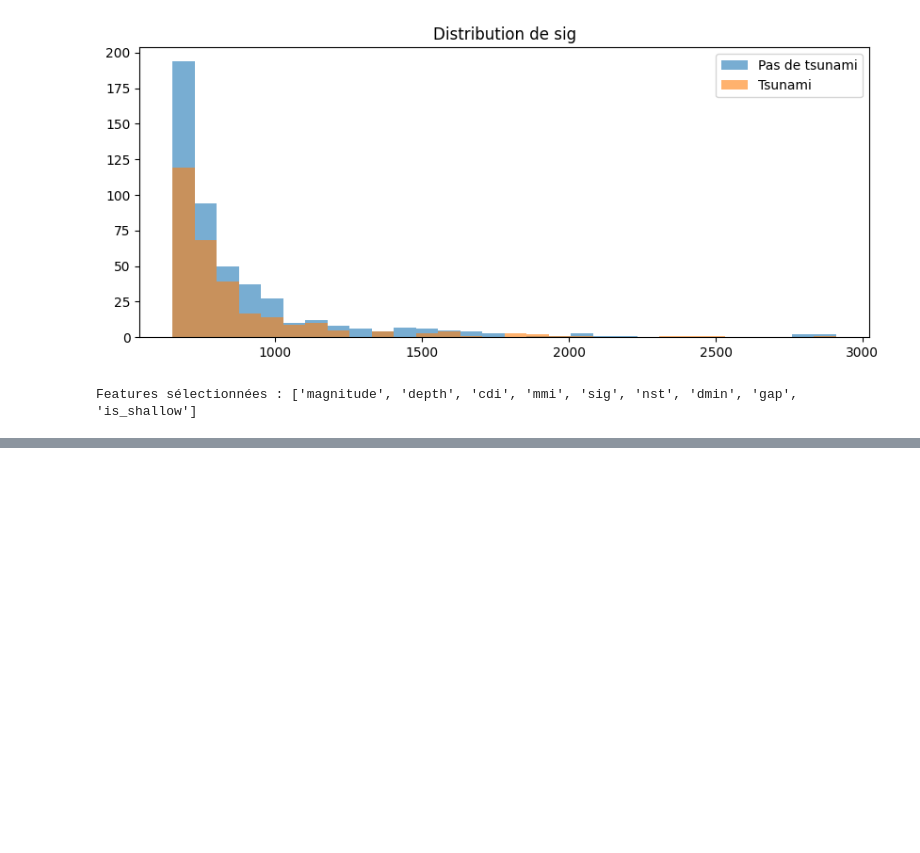
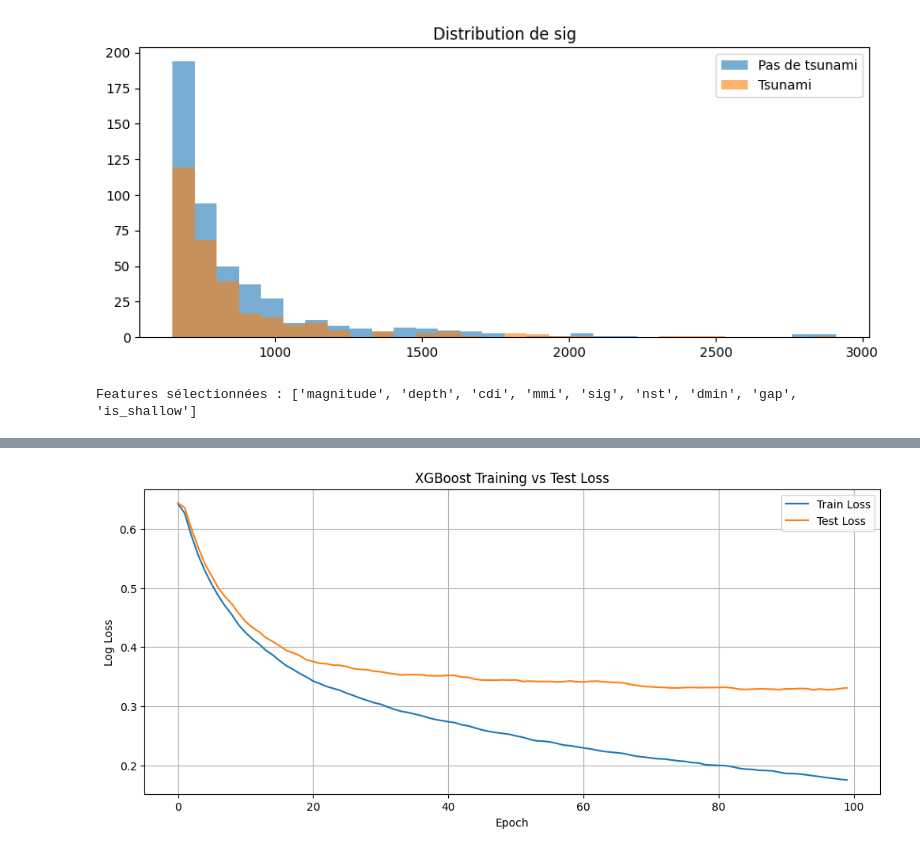
Before and after one commit to ayoub1999hannachi/earthquake-tsunami, a Jupyter notebook: notebooks/earthquake-tsunami.ipynb, the cells around one changed output, grey strips where cells are left out. Cells and saved outputs as stored; diff of their text form; code cells hidden in the pictures; blank space fills up the shorter version.

```diff
--- a/notebooks/earthquake-tsunami.ipynb
+++ b/notebooks/earthquake-tsunami.ipynb
@@ -323,0 +315,98 @@ plt.grid(True, linestyle='--', alpha=0.4)
+# %%
+from matplotlib import pyplot as plt
+import numpy as np
+from sklearn.metrics import (
+    accuracy_score, roc_auc_score, classification_report,
+    confusion_matrix, ConfusionMatrixDisplay,
+    mean_squared_error, mean_absolute_error, r2_score,
+    roc_curve, auc
+)
+
+# --- 3️⃣ Train Best Model ---
+best_xgb = grid.best_estimator_
+
+best_xgb.fit(
+    X_train_scaled, y_train,
+    eval_set=[(X_train_scaled, y_train), (X_test_scaled, y_test)],
+    verbose=False
+)
+
+# Retrieve training history
+evals_result = best_xgb.evals_result()
+
+# --- 4️⃣ Predictions ---
+y_pred_train = best_xgb.predict(X_train_scaled)
+y_pred_test = best_xgb.predict(X_test_scaled)
+y_proba_test = best_xgb.predict_proba(X_test_scaled)[:, 1]
+
+# --- 5️⃣ Metrics ---
+train_acc = accuracy_score(y_train, y_pred_train)
+test_acc = accuracy_score(y_test, y_pred_test)
+roc_auc = roc_auc_score(y_test, y_proba_test)
+
+# Regression-style metrics (use probabilities)
+rmse = np.sqrt(mean_squared_error(y_test, y_proba_test))
+mae = mean_absolute_error(y_test, y_proba_test)
+r2 = r2_score(y_test, y_proba_test)
+
+print("\n📊 Rapport de classification :")
+print(classification_report(y_test, y_pred_test))
+
+print("\n✅ Metrics Summary:")
+print(f"Train Accuracy : {train_acc:.4f}")
+print(f"Test Accuracy  : {test_acc:.4f}")
+print(f"ROC AUC Score  : {roc_auc:.4f}")
+print(f"RMSE           : {rmse:.4f}")
+print(f"MAE            : {mae:.4f}")
+print(f"R² Score       : {r2:.4f}")
+
+# --- 6️⃣ Plot Log Loss Curve ---
+epochs = range(len(evals_result['validation_0']['logloss']))
+
+plt.figure(figsize=(12,5))
+plt.plot(epochs, evals_result['validation_0']['logloss'], label='Train Loss')
+plt.plot(epochs, evals_result['validation_1']['logloss'], label='Test Loss')
+plt.xlabel('Epoch')
+plt.ylabel('Log Loss')
+plt.title('XGBoost Training vs Test Loss')
+plt.legend()
+plt.grid(True)
+plt.show()
+
+# --- 7️⃣ Accuracy Comparison ---
+plt.bar(['Train', 'Test'], [train_acc, test_acc], color=['skyblue', 'lightgreen'])
+plt.ylabel('Accuracy')
+plt.title('Final Accuracy Comparison')
+plt.ylim(0, 1)
+plt.show()
+
+# --- 8️⃣ Confusion Matrix ---
+cm = confusion_matrix(y_test, y_pred_test)
+disp = ConfusionMatrixDisplay(confusion_matrix=cm)
+disp.plot(cmap='Blues')
+plt.title('Confusion Matrix')
+plt.show()
+
+# --- 9️⃣ ROC Curve ---
+fpr, tpr, _ = roc_curve(y_test, y_proba_test)
+roc_auc_val = auc(fpr, tpr)
+plt.figure(figsize=(6,5))
+plt.plot(fpr, tpr, label=f"ROC curve (AUC = {roc_auc_val:.3f})")
+plt.plot([0,1], [0,1], linestyle="--", color="gray")
+plt.xlabel('False Positive Rate')
+plt.ylabel('True Positive Rate')
+plt.title('ROC Curve')
+plt.legend()
+plt.grid(True)
+plt.show()
+
+# --- 🔟 Feature Importance ---
+plt.figure(figsize=(10,6))
+importance = best_xgb.feature_importances_
+indices = np.argsort(importance)[::-1]
+plt.bar(range(len(importance)), importance[indices])
+plt.xticks(range(len(importance)), np.array(X_train_scaled.columns)[indices], rotation=90)
+plt.title('Feature Importance (XGBoost)')
+plt.tight_layout()
+plt.show()
+# %% [output]
@@ -323,0 +431 @@ plt.grid(True, linestyle='--', alpha=0.4)
+[figure, added]
```
Also changed, not shown: parts of 9 cells of this notebook, 4 other files.
